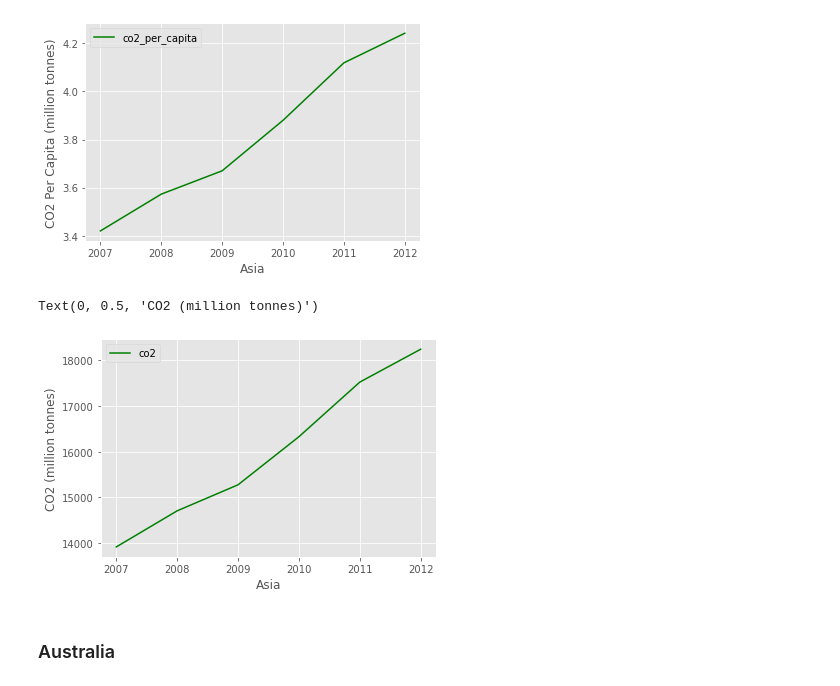
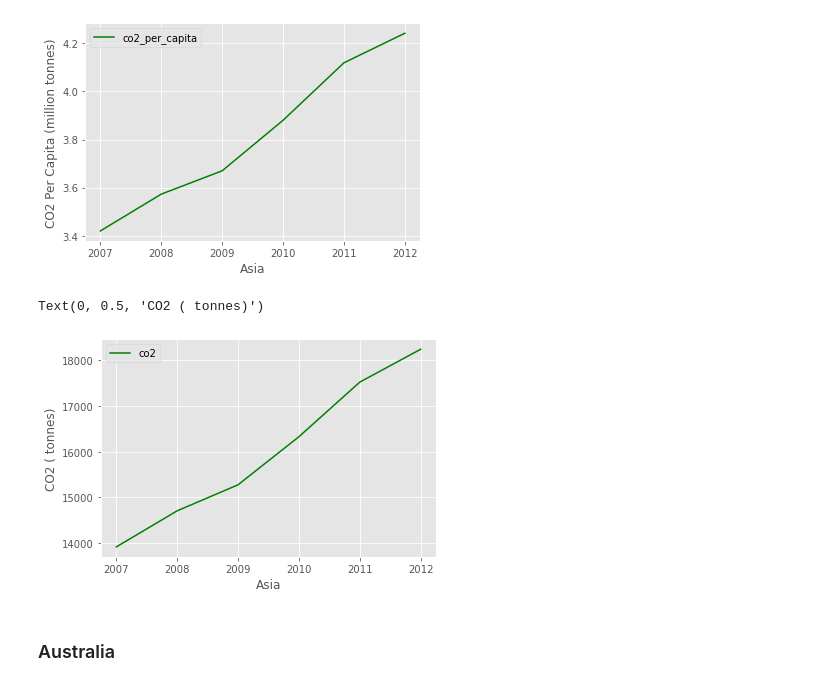
Before and after one commit to SoWhitIs/world_events_emissions, a Jupyter notebook: dev/script/eda/4_additional_EDA_geographic_region_plot_wdg.ipynb, the cells around one changed output. Saved outputs shown, nothing was run; the diff lists cells and outputs as text; code cells hidden in the pictures.

```diff
--- a/dev/script/eda/4_additional_EDA_geographic_region_plot_wdg.ipynb
+++ b/dev/script/eda/4_additional_EDA_geographic_region_plot_wdg.ipynb
@@ -130,11 +130,11 @@ Text(0, 0.5, 'CO2 Per Capita (million tonnes)')
 # %%
 #co2
 ax2_b=asia_df.plot.line(x="year",y="co2", color= 'green')
 ax2_b.set_xlabel("Asia")
-ax2_b.set_ylabel("CO2 (million tonnes)")
+ax2_b.set_ylabel("CO2 ( tonnes)")
 # %% [output]
-Text(0, 0.5, 'CO2 (million tonnes)')
+Text(0, 0.5, 'CO2 ( tonnes)')
-[figure, old version]
+[figure, new version]
 # %% [markdown]
 ### Australia
 # %%
```
Also changed, not shown: parts of 18 cells of this notebook.
